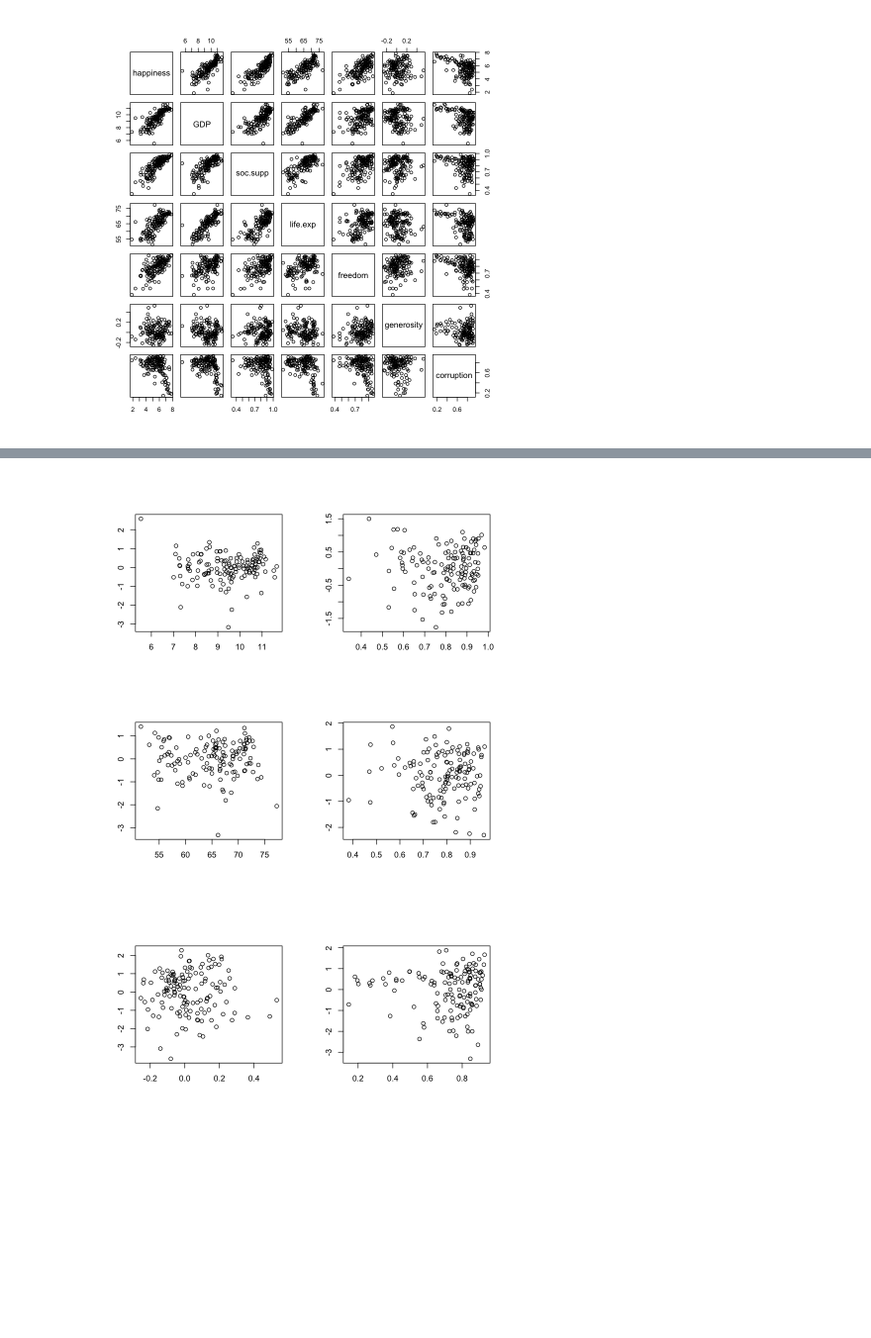
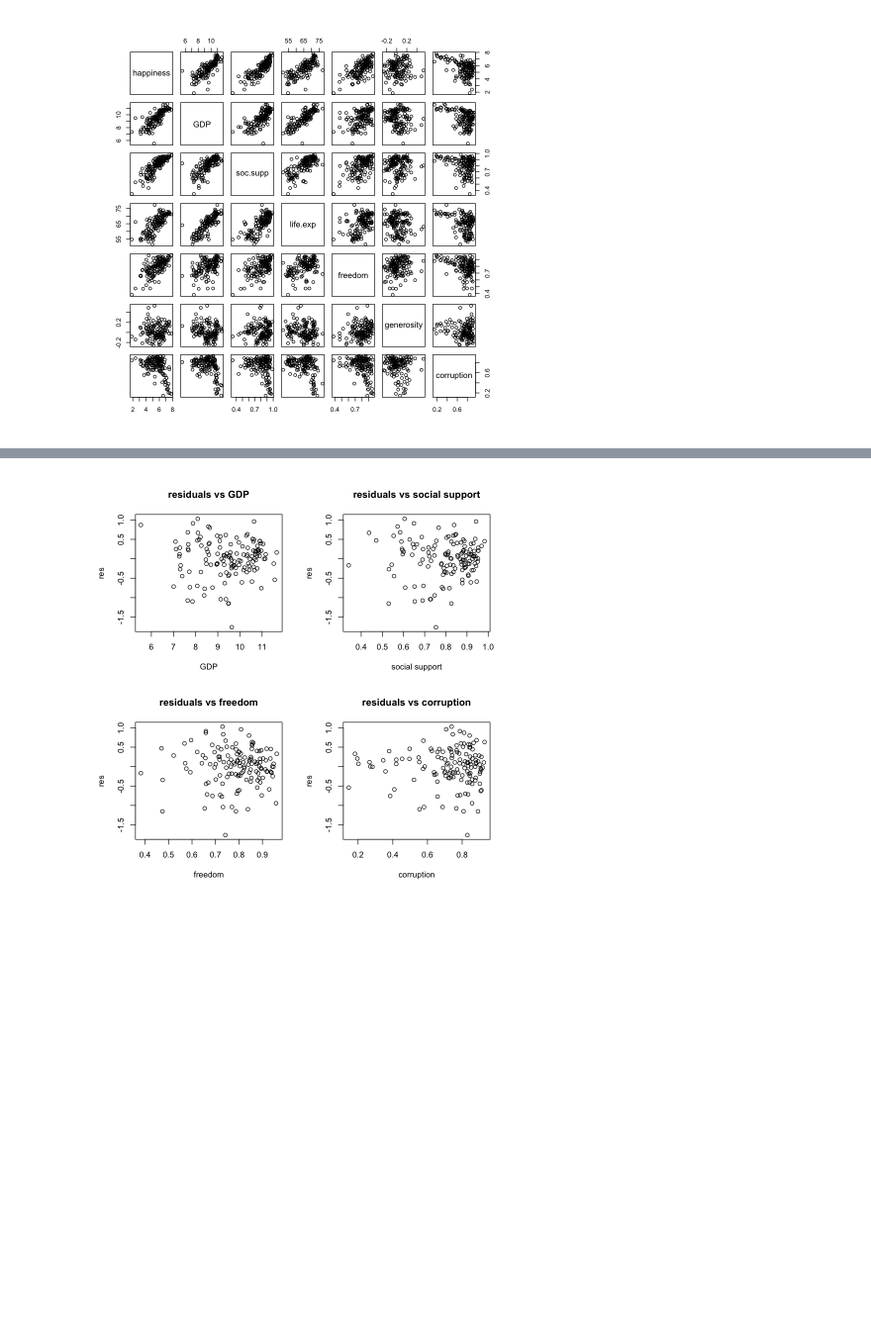
Before and after one commit to liamGaeuman/world_happiness, a Jupyter notebook: main.ipynb, the cells around one changed output, grey strips where cells are left out. Shown at 99% size. Drawn from its saved outputs; the diff is of its cells as text; code cells hidden in the pictures; blank space fills up the shorter version.

```diff
--- a/main.ipynb
+++ b/main.ipynb
@@ -2,6 +2,7 @@
 library("leaps")
 # %%
 all.data <- as.matrix(read.csv("WHR.csv"), header = TRUE)
+all.data <- all.data[-99, ]
 country <- all.data[,1]
 happiness <- as.numeric(all.data[,2])    # y
 GDP <- as.numeric(all.data[,3])
@@ -30,5 +31,6 @@ A matrix: 7 × 7 of type dbl
 # %%
-plot(happiness, soc.supp)
-summary(lm(happiness ~ soc.supp))
+model <- lm(happiness~GDP+soc.supp+freedom+corruption)
+res <- residuals(model)
+summary(model)
 # %% [output]
 Call:
@@ -57,11 +67,10 @@ plot(collection, scale="adjr2")
 # %%
 par(mfrow=c(2,2))
-plot(GDP, residuals(lm(happiness~GDP)), main = " ", ylab = " ", xlab=" ")
-plot(soc.supp, residuals(lm(happiness~soc.supp)), main = " ", ylab = " ", xlab=" ")
-plot(life.exp, residuals(lm(happiness~life.exp)), main = " ", ylab = " ", xlab=" ")
-plot(freedom, residuals(lm(happiness~freedom)), main = " ", ylab = " ", xlab=" ")
-plot(generosity, residuals(lm(happiness~generosity)), main = " ", ylab = " ", xlab=" ")
-plot(corruption, residuals(lm(happiness~corruption)), main = " ", ylab = " ", xlab=" ")
+plot(GDP, res, main = "residuals vs GDP", ylab = "res", xlab="GDP")
+plot(soc.supp, res, main = "residuals vs social support", ylab = "res", xlab="social support")
+
+
+plot(freedom, res, main = "residuals vs freedom", ylab = "res", xlab="freedom")
+plot(corruption, res, main = "residuals vs corruption", ylab = "res", xlab="corruption")
 # %% [output]
-[figure, old version]
+[figure, new version]
-[figure, removed]
```
Also changed, not shown: parts of 3 cells of this notebook.
